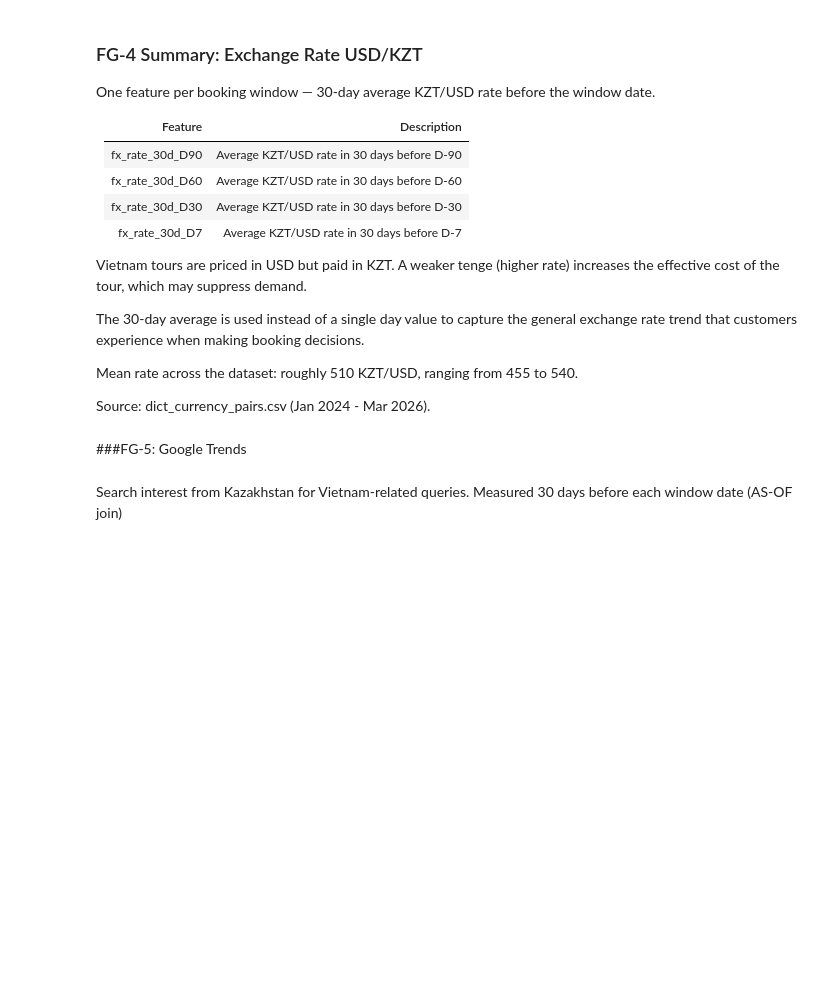
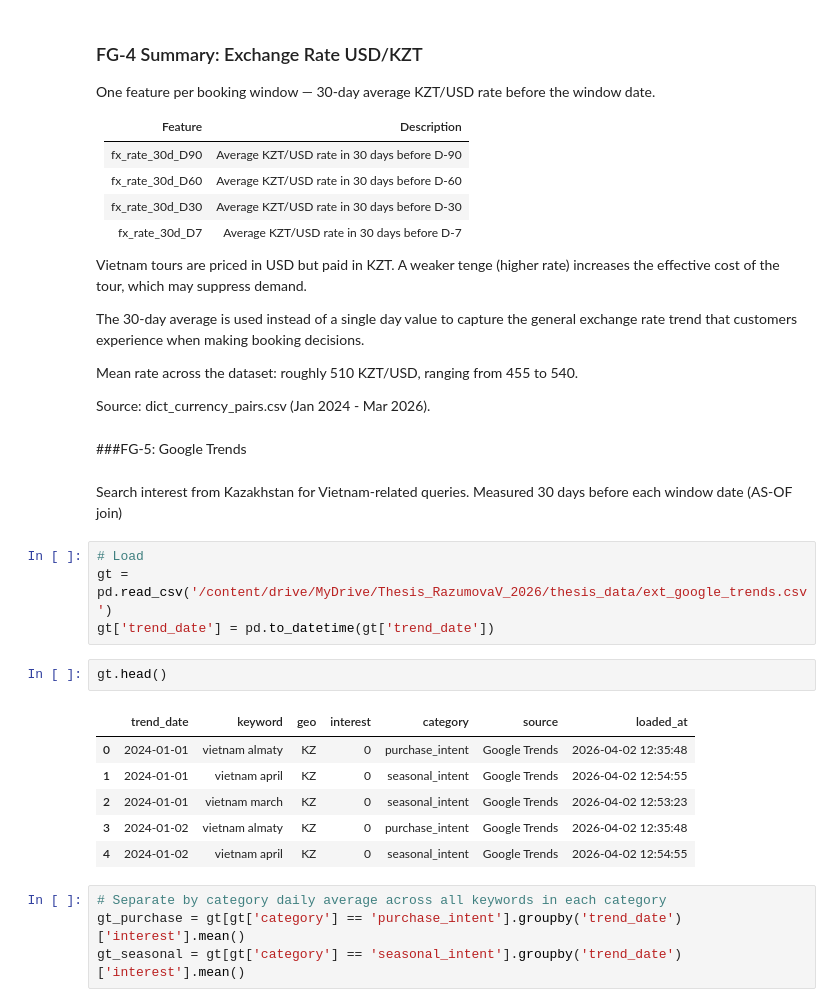
Before and after one commit to VildanaRazumova/thesis-demand-forecasting, a Jupyter notebook: thesis_notebook_final.ipynb, the cells around one changed output. Cells and saved outputs as stored; diff of their text form; blank space fills up the shorter version.

```diff
--- a/thesis_notebook_final.ipynb
+++ b/thesis_notebook_final.ipynb
@@ -1942,3 +1948,20 @@ Source: dict_currency_pairs.csv (Jan 2024 - Mar 2026).
 ###FG-5: Google Trends
 # %% [markdown]
 Search interest from Kazakhstan for Vietnam-related queries. Measured 30 days before each window date (AS-OF join)
+# %%
+# Load
+gt = pd.read_csv('/content/drive/MyDrive/Thesis_RazumovaV_2026/thesis_data/ext_google_trends.csv')
+gt['trend_date'] = pd.to_datetime(gt['trend_date'])
+# %%
+gt.head()
+# %% [output]
+|  | trend_date | keyword | geo | interest | category | source | loaded_at |
+| 0 | 2024-01-01 | vietnam almaty | KZ | 0 | purchase_intent | Google Trends | 2026-04-02 12:35:48 |
+| 1 | 2024-01-01 | vietnam april | KZ | 0 | seasonal_intent | Google Trends | 2026-04-02 12:54:55 |
+| 2 | 2024-01-01 | vietnam march | KZ | 0 | seasonal_intent | Google Trends | 2026-04-02 12:53:23 |
+| 3 | 2024-01-02 | vietnam almaty | KZ | 0 | purchase_intent | Google Trends | 2026-04-02 12:35:48 |
+| 4 | 2024-01-02 | vietnam april | KZ | 0 | seasonal_intent | Google Trends | 2026-04-02 12:54:55 |
+# %%
+# Separate by category daily average across all keywords in each category
+gt_purchase = gt[gt['category'] == 'purchase_intent'].groupby('trend_date')['interest'].mean()
+gt_seasonal = gt[gt['category'] == 'seasonal_intent'].groupby('trend_date')['interest'].mean()
```
Also changed, not shown: parts of 20 cells of this notebook.
